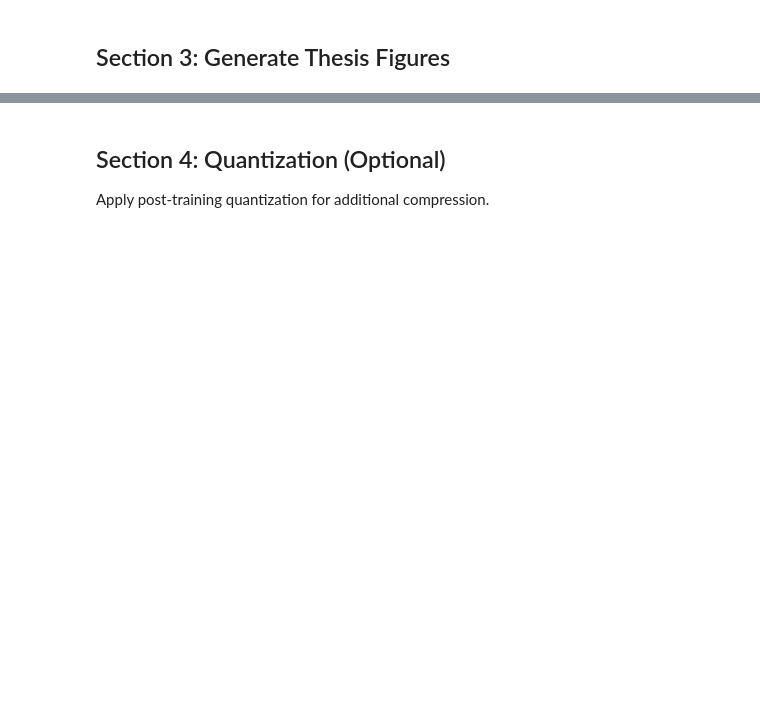
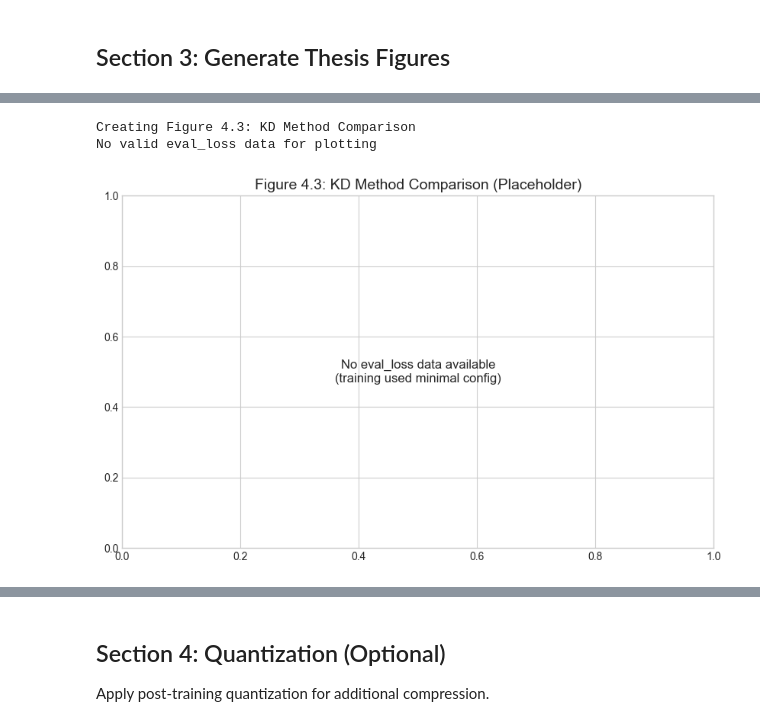
Before and after one commit to pauljere97/KDExp, a Jupyter notebook: notebooks/07_benchmark_and_plots.ipynb, the cells around one changed output, grey strips where cells are left out. Drawn from its saved outputs; the diff is of its cells as text; code cells hidden in the pictures; blank space fills up the shorter version.

```diff
--- a/notebooks/07_benchmark_and_plots.ipynb
+++ b/notebooks/07_benchmark_and_plots.ipynb
@@ -472,35 +588,48 @@ if not df_bench.empty:
 # %%
 # Figure 4.3: KD Method Comparison
 print("\nCreating Figure 4.3: KD Method Comparison")
 
 if not df_all.empty:
     fig, ax = plt.subplots(figsize=(10, 6))
 
-    # Prepare data
+    # Prepare data - filter out NaN values
     method_order = ['B0', 'KD1', 'KD2', 'KD3']
-    df_plot = df_all[df_all['method'].isin(method_order)]
+    df_plot = df_all[df_all['method'].isin(method_order)].copy()
+    df_plot = df_plot.dropna(subset=['eval_loss'])
 
-    # Box plot
-    sns.boxplot(
-        data=df_plot,
-        x='method',
-        y='eval_loss',
-        hue='task',
-        order=method_order,
-        ax=ax
-    )
+    if not df_plot.empty:
+        # Group by method and task
+        grouped = df_plot.groupby(['method', 'task'])['eval_loss'].mean().unstack(fill_value=0)
 
-    ax.set_xlabel('Method', fontsize=12)
-    ax.set_ylabel('Eval Loss', fontsize=12)
-    ax.set_title('Figure 4.3: KD Method Comparison', fontsize=14)
-    ax.legend(title='Task')
-    ax.grid(True, alpha=0.3, axis='y')
+        # Bar plot
+        grouped.reindex(method_order).plot(kind='bar', ax=ax, alpha=0.8)
 
-    plt.tight_layout()
-    plt.savefig(FIGURES_DIR / "fig_4_3_kd_comparison.png", dpi=300, bbox_inches='tight')
-    plt.show()
+        ax.set_xlabel('Method', fontsize=12)
+        ax.set_ylabel('Eval Loss', fontsize=12)
+        ax.set_title('Figure 4.3: KD Method Comparison', fontsize=14)
+        ax.legend(title='Task')
+        ax.grid(True, alpha=0.3, axis='y')
+        plt.xticks(rotation=0)
 
-    print(f"Saved to {FIGURES_DIR / 'fig_4_3_kd_comparison.png'}")
+        plt.tight_layout()
+        plt.savefig(FIGURES_DIR / "fig_4_3_kd_comparison.png", dpi=300, bbox_inches='tight')
+        plt.show()
+
+        print(f"Saved to {FIGURES_DIR / 'fig_4_3_kd_comparison.png'}")
+    else:
+        print("No valid eval_loss data for plotting")
+        # Create placeholder figure
+        ax.text(0.5, 0.5, 'No eval_loss data available\n(training used minimal config)',
+                ha='center', va='center', fontsize=12, transform=ax.transAxes)
+        ax.set_title('Figure 4.3: KD Method Comparison (Placeholder)', fontsize=14)
+        plt.savefig(FIGURES_DIR / "fig_4_3_kd_comparison.png", dpi=300, bbox_inches='tight')
+        plt.show()
+else:
+    print("No results data available")
+# %% [output]
+Creating Figure 4.3: KD Method Comparison
+No valid eval_loss data for plotting
+[figure, added]
 # %%
 # Figure 4.4: Pareto Frontier (Performance vs Efficiency)
 print("\nCreating Figure 4.4: Pareto Frontier")
```
Also changed, not shown: parts of 17 cells of this notebook, 9 other files.
